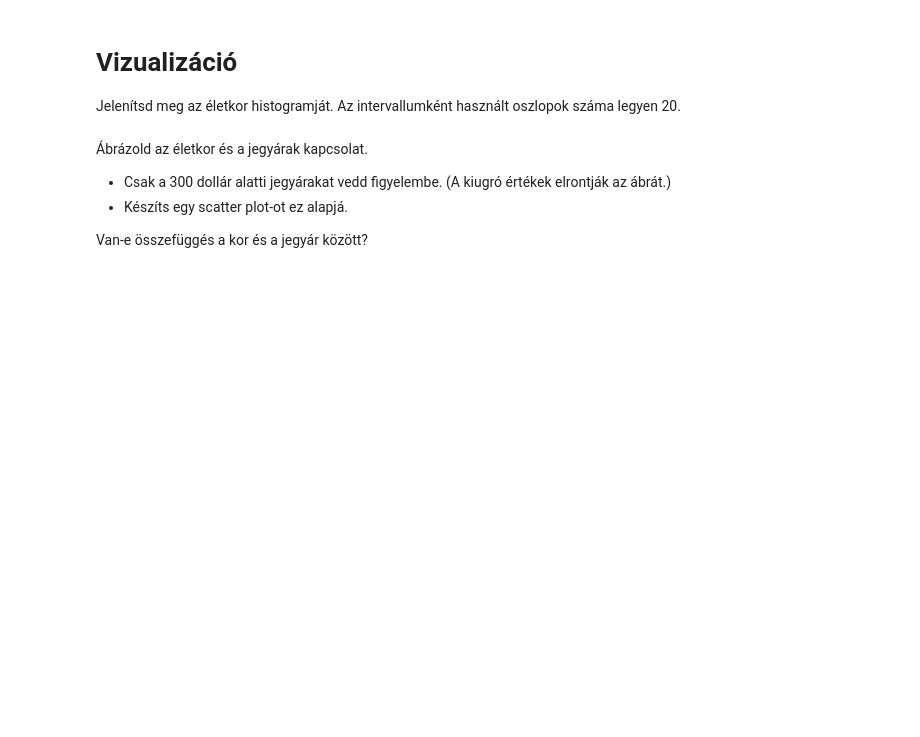
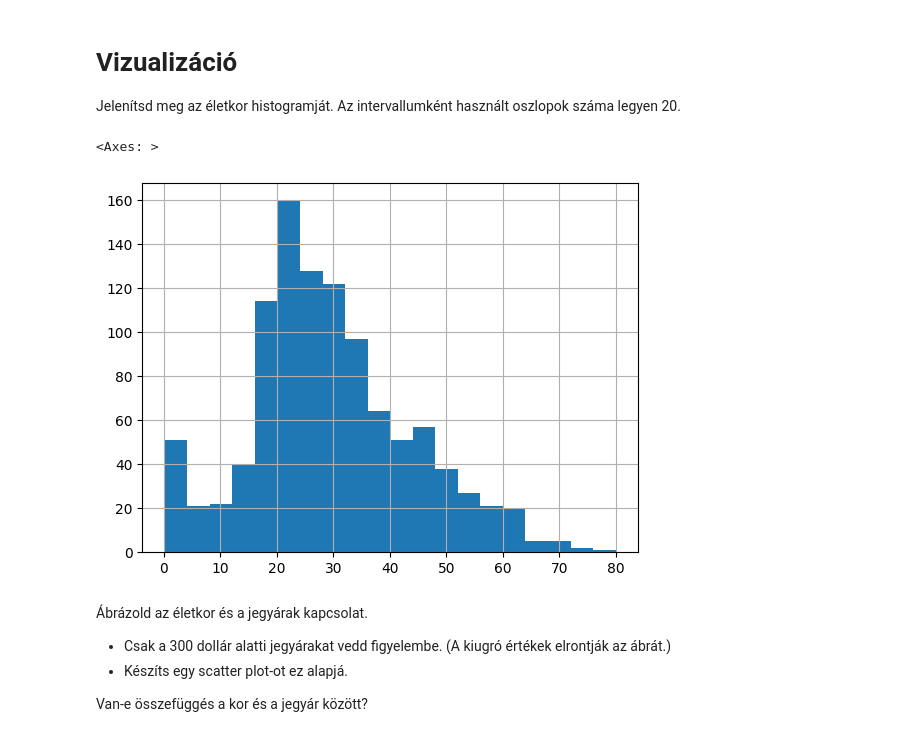
Before and after one commit to bodorcy/hazifeladatok, a Jupyter notebook: ml_2_gyakorlas.ipynb, the cells around one changed output. Drawn from its saved outputs; the diff is of its cells as text; code cells hidden in the pictures; blank space fills up the shorter version.

```diff
--- a/ml_2_gyakorlas.ipynb
+++ b/ml_2_gyakorlas.ipynb
@@ -27,6 +47,11 @@ Határozd meg, hogy az utasok neme milyen kapcsolatban van a túléléssel.
 # Vizualizáció
 
 Jelenítsd meg az életkor histogramját. Az intervallumként használt oszlopok száma legyen 20.
+# %%
+df.age.hist(bins=20)
+# %% [output]
+<Axes: >
+[figure, added]
 # %% [markdown]
 Ábrázold az életkor és a jegyárak kapcsolat.
  - Csak a 300 dollár alatti jegyárakat vedd figyelembe. (A kiugró értékek elrontják az ábrát.)
```
Also changed, not shown: parts of 10 cells of this notebook.
